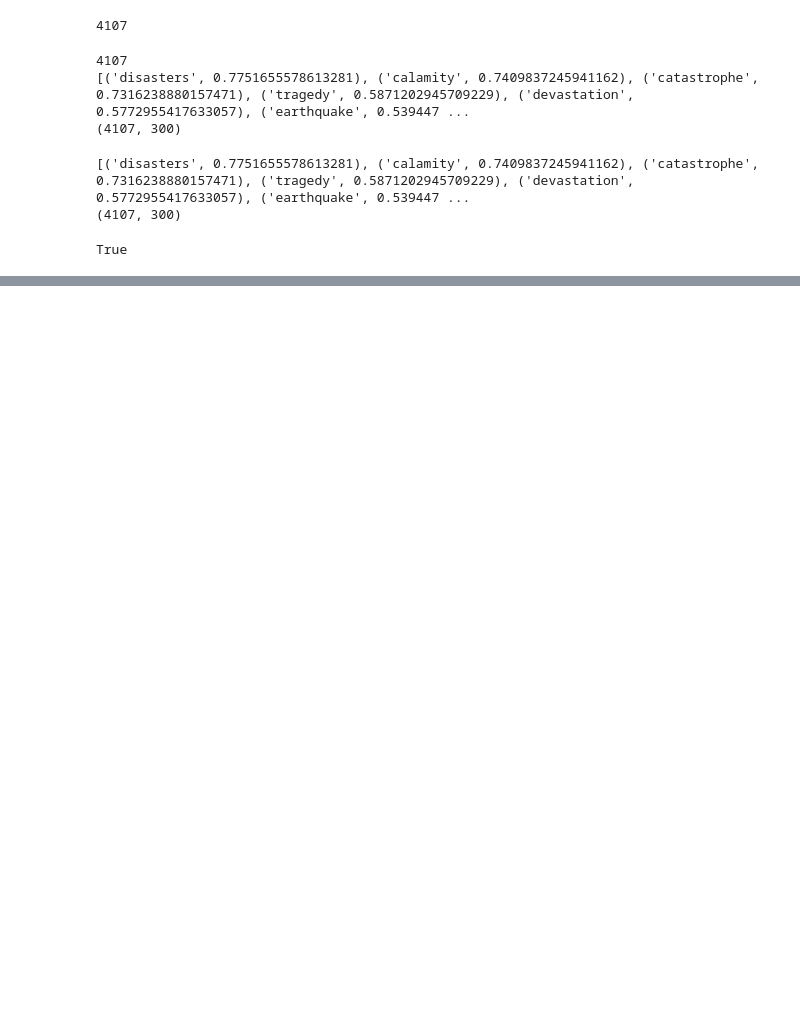
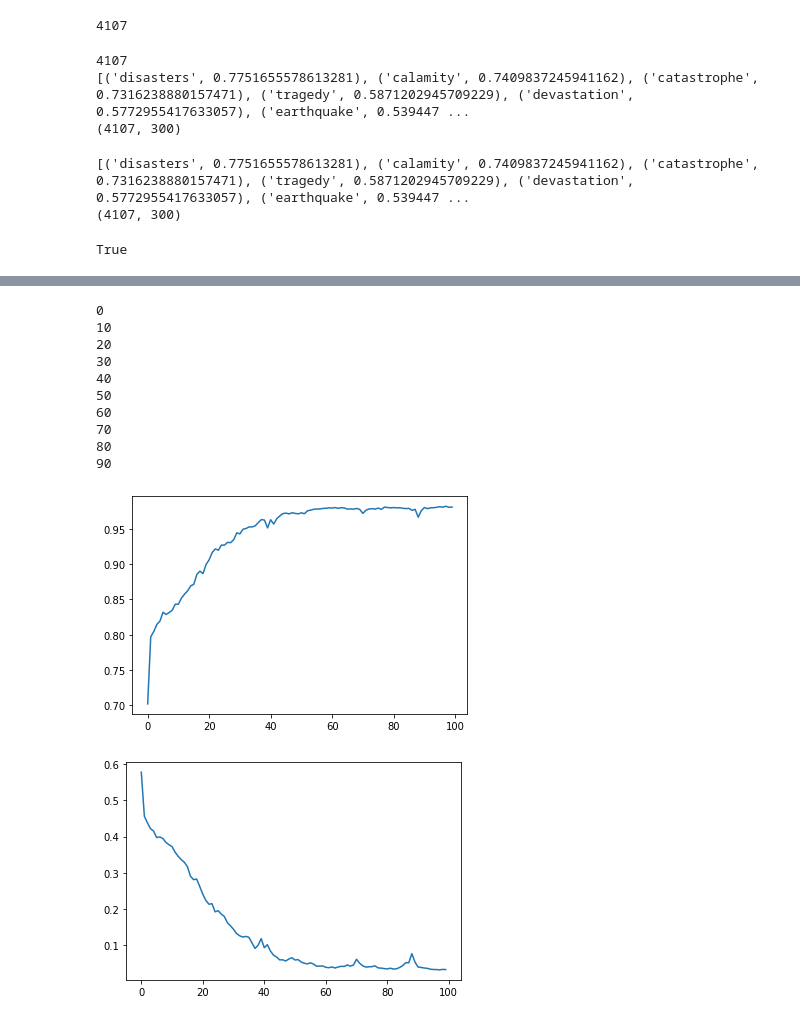
Before and after one commit to Chuck2Win/-Kaggle-Real-or-Not-NLP-with-Disaster-Tweets, a Jupyter notebook: kaggle.ipynb, the cells around one changed output, grey strips where cells are left out. Drawn from its saved outputs; the diff is of its cells as text; code cells hidden in the pictures; blank space fills up the shorter version.

```diff
--- a/kaggle.ipynb
+++ b/kaggle.ipynb
@@ -252,0 +261,47 @@ tensor(0.4432, device='cuda:0')
+# %%
+# 학습을 시켜보자
+epochs=100
+device='cuda' if torch.cuda.is_available else 'cpu'
+cost=[]
+acc=[]
+models=gru_sentiment().to(device)
+optimizer=torch.optim.Adam(models.parameters(),0.001)
+for epoch in range(epochs):
+    if epoch%10==0:
+        print(epoch)
+    avg_cost=0
+    avg_acc=0
+    n=0
+    for wow in train_loader:
+        x=wow.text.to(device)
+        y=wow.target.to(device)
+        optimizer.zero_grad()
+        predict=models.forward(x)
+        loss=F.cross_entropy(predict,y)
+        ac=(predict.argmax(dim=1)==y).float().mean()
+        avg_cost+=loss.item()
+        avg_acc+=ac
+        n+=1
+        loss.backward()
+        optimizer.step()
+    avg_cost/=n
+    avg_acc/=n
+    cost.append(avg_cost)
+    acc.append(avg_acc)
+plt.plot(acc,label='acc')
+plt.show()
+plt.plot(cost,label='cost')
+plt.show()
+# %% [output]
+0
+10
+20
+30
+40
+50
+60
+70
+80
+90
+[figure, added]
+[figure, added]
```
Also changed, not shown: parts of 8 cells of this notebook.
